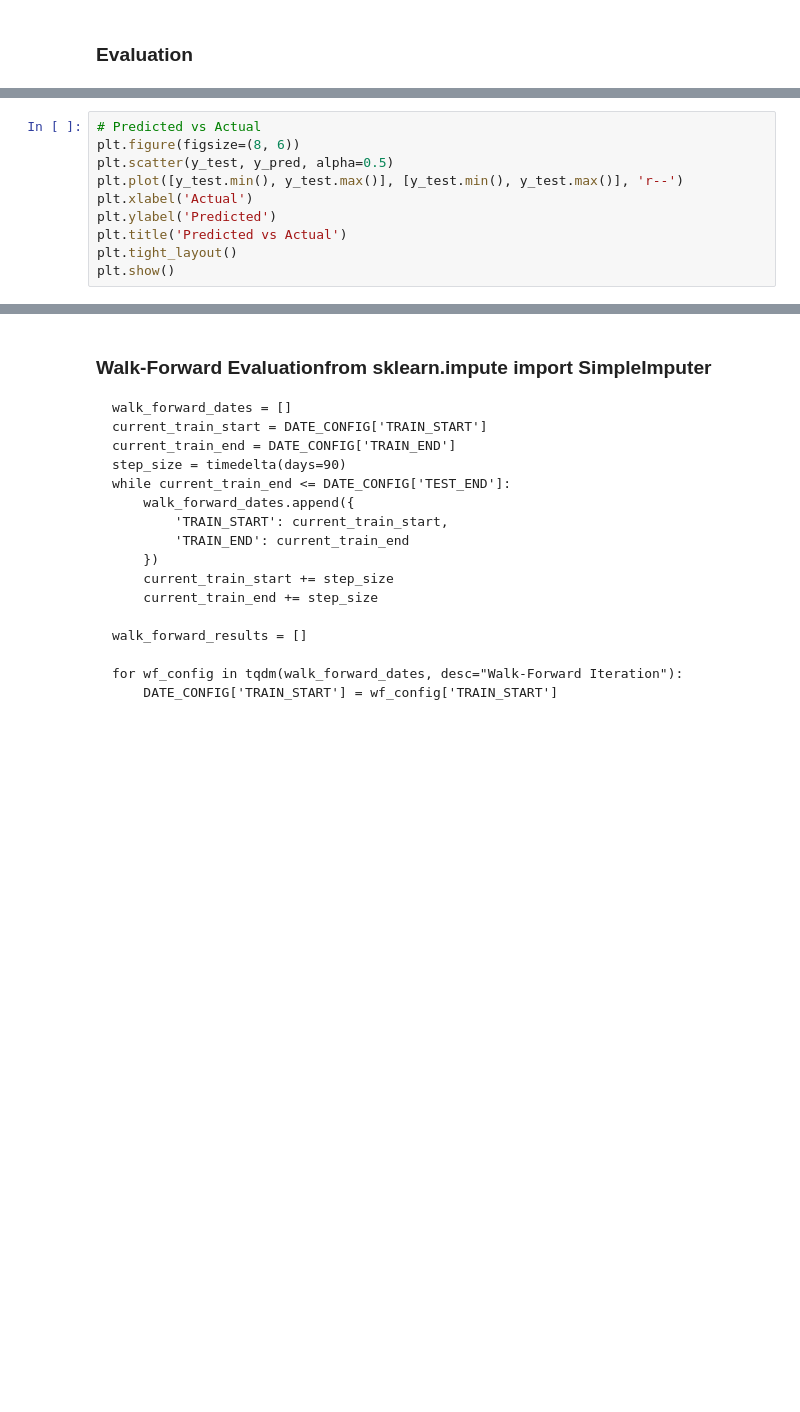
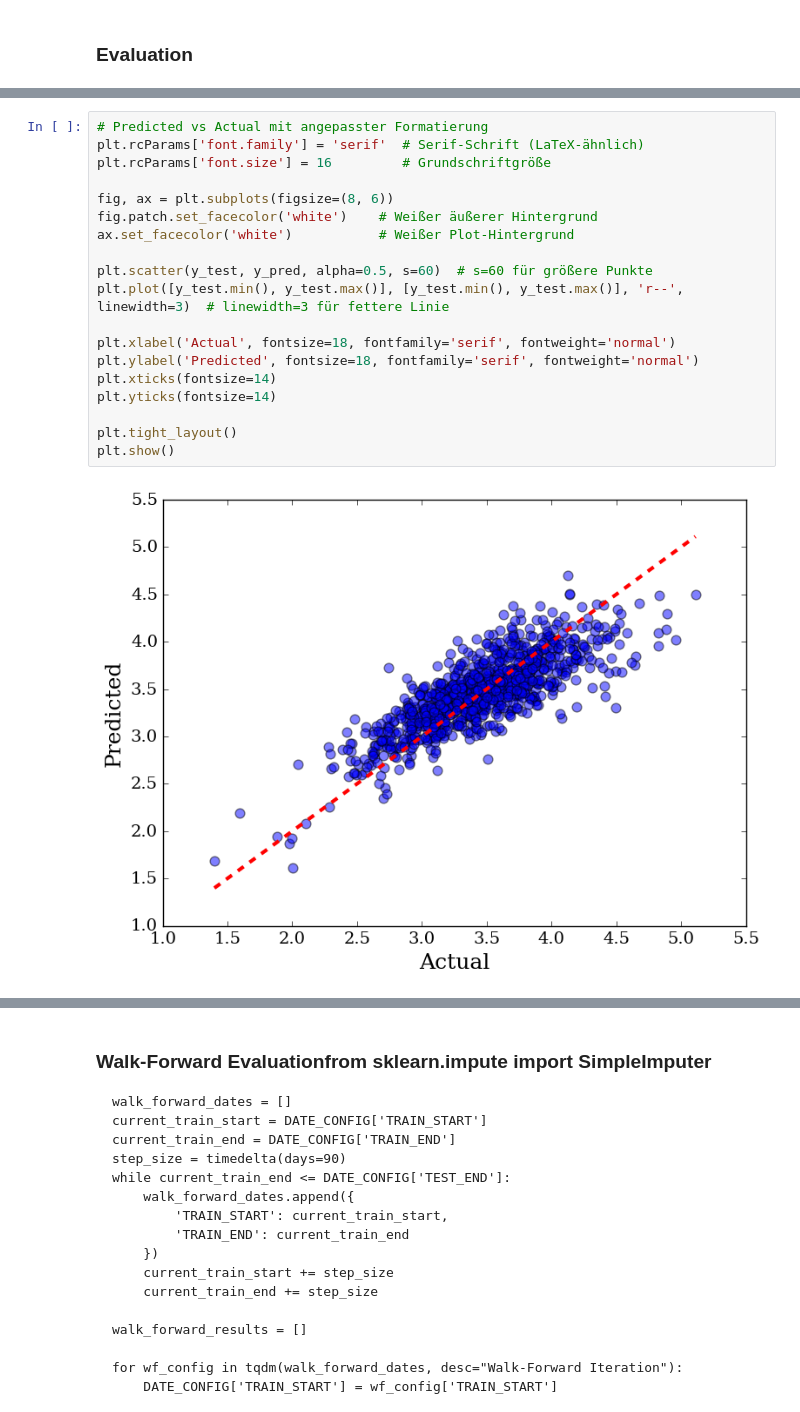
Before and after one commit to mxmueller/optimizing-pairs-trading, a Jupyter notebook: notebooks/strategies/04_gradientboost_zscore_evo.ipynb, the cells around one changed output, grey strips where cells are left out. Cells and saved outputs as stored; diff of their text form; blank space fills up the shorter version.

```diff
--- a/notebooks/strategies/04_gradientboost_zscore_evo.ipynb
+++ b/notebooks/strategies/04_gradientboost_zscore_evo.ipynb
@@ -496,13 +549,24 @@ plt.show()
 # %%
-# Predicted vs Actual
-plt.figure(figsize=(8, 6))
-plt.scatter(y_test, y_pred, alpha=0.5)
-plt.plot([y_test.min(), y_test.max()], [y_test.min(), y_test.max()], 'r--')
-plt.xlabel('Actual')
-plt.ylabel('Predicted')
-plt.title('Predicted vs Actual')
+# Predicted vs Actual mit angepasster Formatierung
+plt.rcParams['font.family'] = 'serif'  # Serif-Schrift (LaTeX-ähnlich)
+plt.rcParams['font.size'] = 16         # Grundschriftgröße
+
+fig, ax = plt.subplots(figsize=(8, 6))
+fig.patch.set_facecolor('white')    # Weißer äußerer Hintergrund
+ax.set_facecolor('white')           # Weißer Plot-Hintergrund
+
+plt.scatter(y_test, y_pred, alpha=0.5, s=60)  # s=60 für größere Punkte
+plt.plot([y_test.min(), y_test.max()], [y_test.min(), y_test.max()], 'r--', linewidth=3)  # linewidth=3 für fettere Linie
+
+plt.xlabel('Actual', fontsize=18, fontfamily='serif', fontweight='normal')
+plt.ylabel('Predicted', fontsize=18, fontfamily='serif', fontweight='normal')
+plt.xticks(fontsize=14)
+plt.yticks(fontsize=14)
+
 plt.tight_layout()
 plt.show()
+# %% [output]
+[figure, added]
 # %%
 residuals = y_test - y_pred
 plt.figure(figsize=(8, 6))
```
Also changed, not shown: parts of 11 cells of this notebook, 37 other files.
